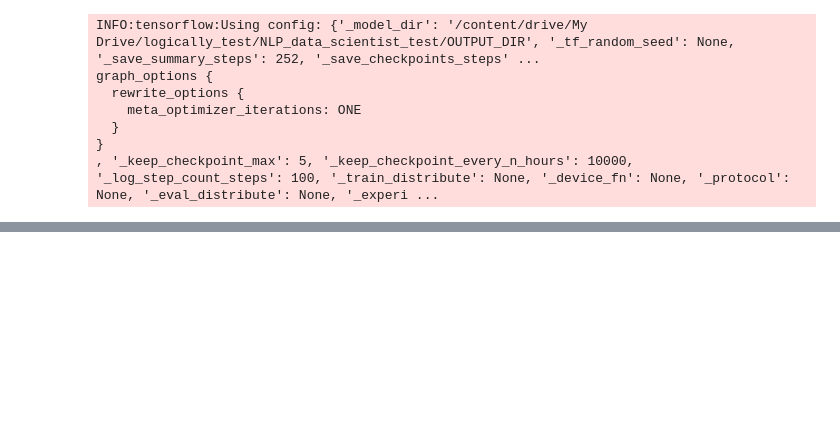
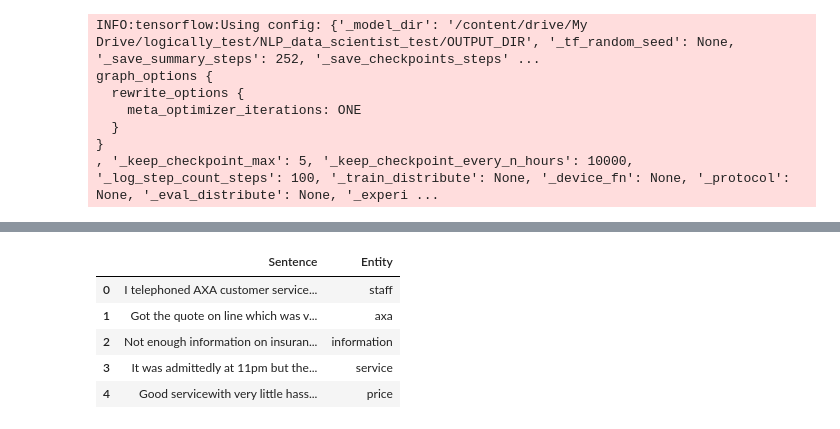
Before and after one commit to s2chandel/Entity-Based-Sentiment-Analysis, a Jupyter notebook: submission.ipynb, the cells around one changed output, grey strips where cells are left out. Drawn from its saved outputs; the diff is of its cells as text; code cells hidden in the pictures; blank space fills up the shorter version.

```diff
--- a/submission.ipynb
+++ b/submission.ipynb
@@ -525,0 +509,11 @@ for epoch = 4, batch_size = 50
+# %%
+test_set = pd.read_excel('/content/drive/My Drive/logically_test/NLP_data_scientist_test/data/Entity_sentiment_testV2.xlsx')
+# %%
+test_set.head()
+# %% [output]
+|  | Sentence | Entity |
+| 0 | I telephoned AXA customer service... | staff |
+| 1 | Got the quote on line which was v... | axa |
+| 2 | Not enough information on insuran... | information |
+| 3 | It was admittedly at 11pm but the... | service |
+| 4 | Good servicewith very little hass... | price |
```
Also changed, not shown: parts of 26 cells of this notebook.
